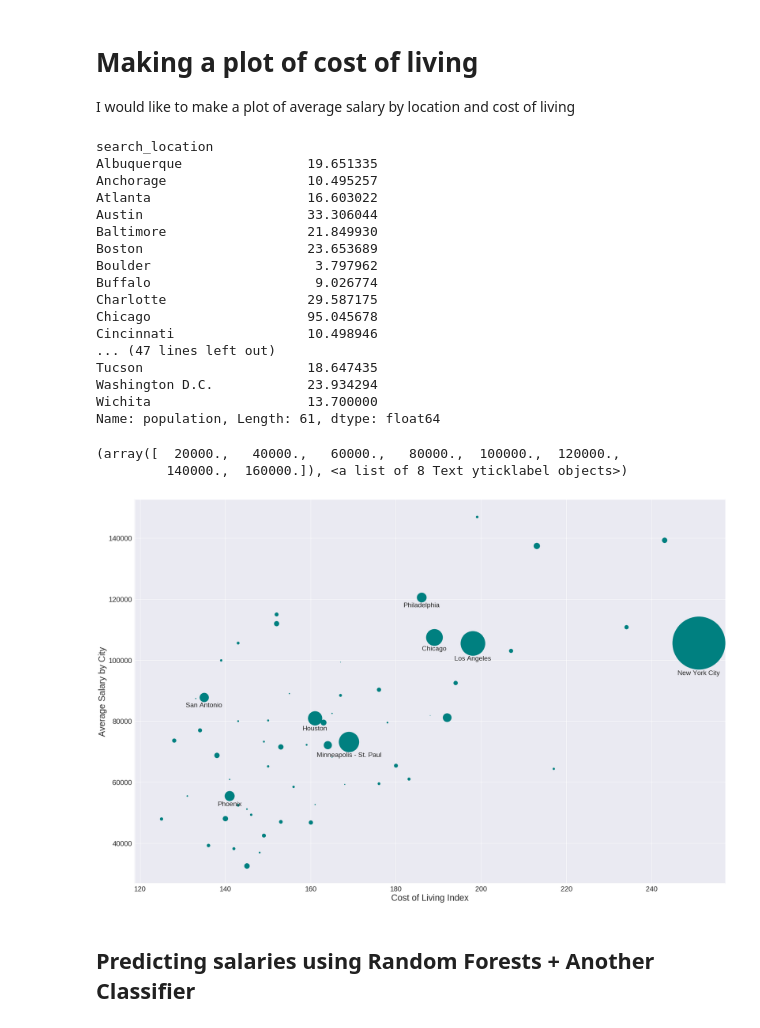
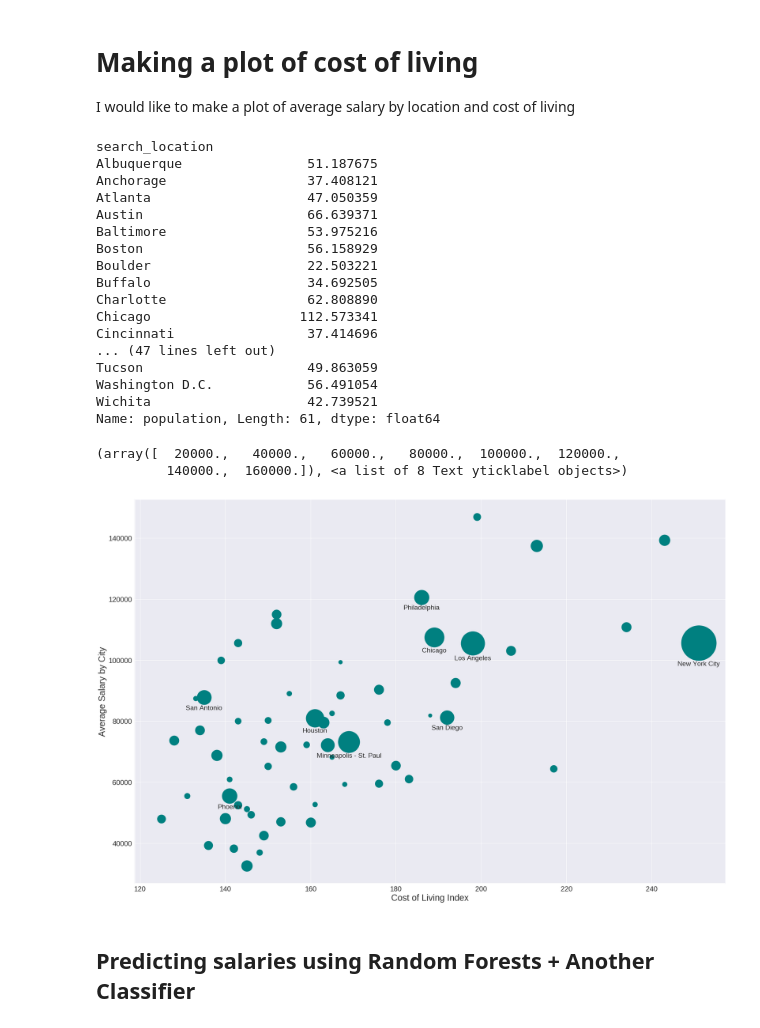
Before and after one commit to rtjeannier/Project_3, a Jupyter notebook: starter-code/project-3-starter-code-from-csv.ipynb, the cells around one changed output. Drawn from its saved outputs; the diff is of its cells as text; code cells hidden in the pictures.

```diff
--- a/starter-code/project-3-starter-code-from-csv.ipynb
+++ b/starter-code/project-3-starter-code-from-csv.ipynb
@@ -141,56 +141,56 @@ I would like to make a plot of average salary by location and cost of living
 # %%
 import math
 df_plotting = df_clean.groupby('search_location').mean()
-s=300 * df_plotting.population/max(df_plotting.population)
+s=200 * (df_plotting.population/max(df_plotting.population))**0.5
 
 s
 # %% [output]
 search_location
-Albuquerque                19.651335
-Anchorage                  10.495257
-Atlanta                    16.603022
-Austin                     33.306044
-Baltimore                  21.849930
-Boston                     23.653689
-Boulder                     3.797962
-Buffalo                     9.026774
-Charlotte                  29.587175
-Chicago                    95.045678
-Cincinnati                 10.498946
+Albuquerque                51.187675
+Anchorage                  37.408121
+Atlanta                    47.050359
+Austin                     66.639371
+Baltimore                  53.975216
+Boston                     56.158929
+Boulder                    22.503221
+Buffalo                    34.692505
+Charlotte                  62.808890
+Chicago                   112.573341
+Cincinnati                 37.414696
 ... (47 lines left out)
-Tucson                     18.647435
-Washington D.C.            23.934294
-Wichita                    13.700000
+Tucson                     49.863059
+Washington D.C.            56.491054
+Wichita                    42.739521
 Name: population, Length: 61, dtype: float64
 # %%
 
 fig = plt.figure(figsize=(30,20))
 ax = fig.add_subplot(111)
 
 for (i, e) in enumerate(df_plotting.iterrows()):
     x = df_plotting.cost_index[i]
     y = df_plotting.salary_adjusted[i]
     plt.plot(x,
              y,
              marker='.',
              markersize=s[i],
              color="teal") # replace the color with a classifier and i've got my self a bitchin chart.
     size = (s[i]/float(100) * 3)
-    if s[i] > 50:
+    if s[i] > 80:
         ax.text(x, y-s[i]*30, e[0], ha="center", va="top", size=19)
 
 
 plt.xlabel("Cost of Living Index", fontsize=25)
 plt.ylabel("Average Salary by City",fontsize=25)
 plt.xticks(fontsize=20)
 plt.yticks(fontsize=20)
 # I would also like to figure out how to increase the margin
 
 #sns.lmplot('cost_index', 'salary_adjusted',data=df_plotting, fit_reg=False)
 # %% [output]
 (array([  20000.,   40000.,   60000.,   80000.,  100000.,  120000.,
          140000.,  160000.]), <a list of 8 Text yticklabel objects>)
-[figure, old version]
+[figure, new version]
 # %% [markdown]
 ## Predicting salaries using Random Forests + Another Classifier
 # %% [markdown]
```
Also changed, not shown: parts of 16 cells of this notebook, 2 other files.
